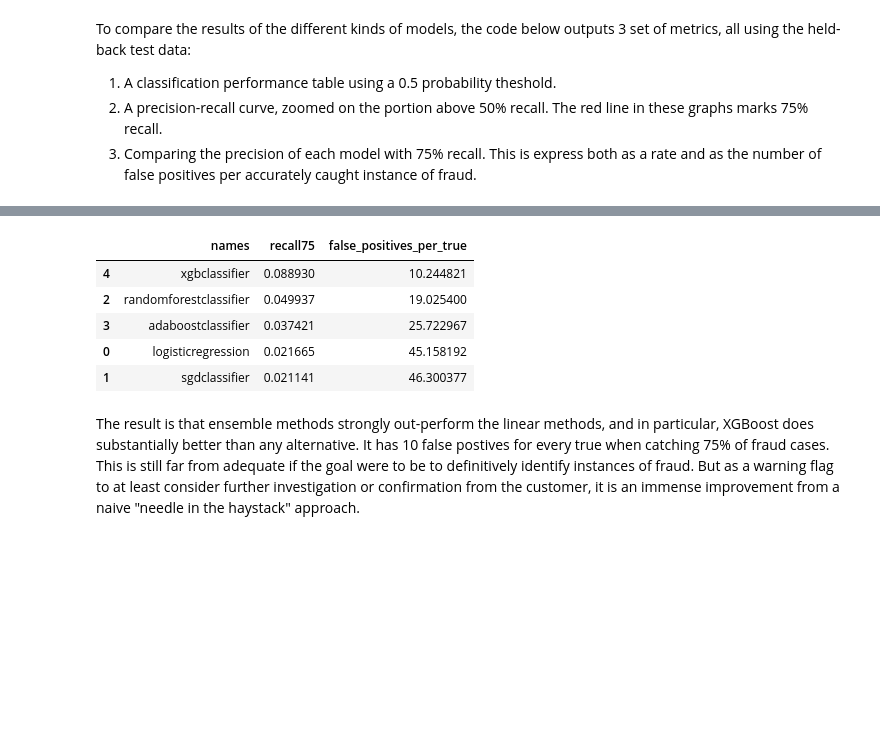
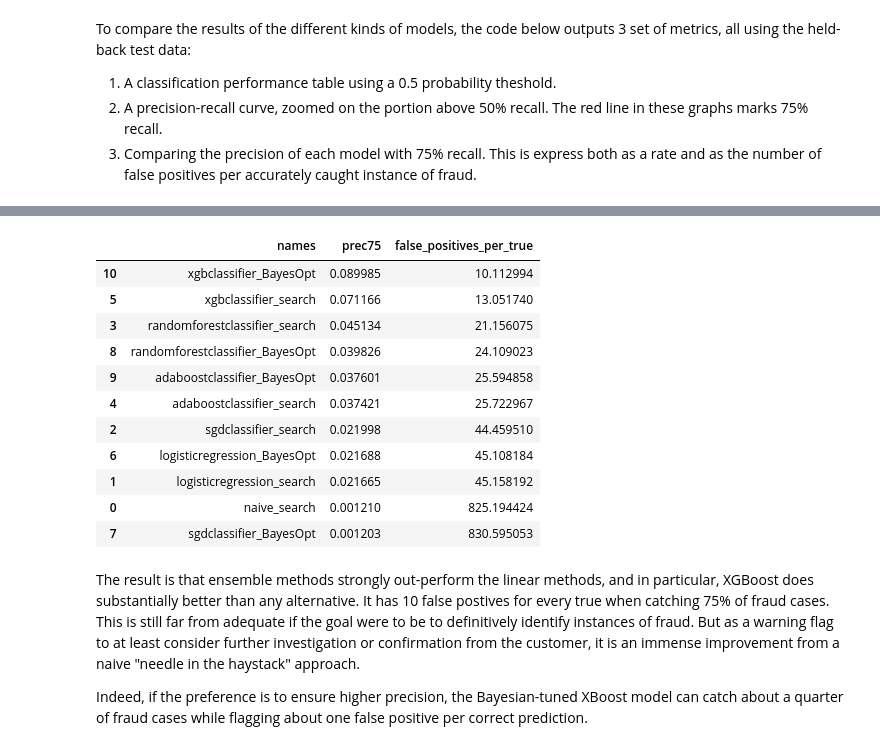
Before and after one commit to msc2106/CreditCardFraud, a Jupyter notebook: notebooks/modeling.ipynb, the cells around one changed output, grey strips where cells are left out. Cells and saved outputs as stored; diff of their text form; code cells hidden in the pictures; blank space fills up the shorter version.

Commit message:
implemenet bayesian optimization

```diff
--- a/notebooks/modeling.ipynb
+++ b/notebooks/modeling.ipynb
@@ -277,7 +279,7 @@ components = [
 ]
 
 parameters = {
-    'learning_rate': [10.**x for x in range(-4, 4)],
+    'learning_rate': [10.**x for x in range(-4, 2)],
     'max_depth': [2*2**x for x in range(5)],
     'min_child_weight': [1, 10, 20, 30]
 }
@@ -356,0 +433,12 @@ Fitting 5 folds for each of 51 candidates, totalling 255 fits
+# %%
+bayes_opt_results = {}
+for name, model in models.items():
+    if name=='naive': continue
+    print(f'******{name}******')
+    optimizer = BayesOptWrapper(model['pipeline'], model['parameters'])
+    best_score, best_params, best_estimator = optimizer.optimize(X_train, y_train, 10, 50)
+    bayes_opt_results[name] = {
+        'best_score': best_score,
+        'best_params': best_params,
+        'best_estimator': best_estimator
+    }
@@ -388,16 +504,10 @@ def assess_model(model, name, X_test, y_test):
 # %%
-X_test = pd.read_csv(utils.prepend_dir('tx_test.csv'))
-y_test = X_test.is_fraud
-X_test.drop(columns='is_fraud', inplace=True)
-names = []
-prec75 = []
-
 for name, model in models.items():
+    # if name=='naive': continue
     print(f'********{name}********')
-    # if name=='naive': continue
     print(pd.Series(model['best_params']))
     model['prec75'] = assess_model(model['best_estimator'], name, X_test, y_test)
-    names.append(name)
+    names.append(name+'_search')
     prec75.append(model['prec75'])
     print()
 # %% [output]
@@ -425,0 +537,9 @@ weighted avg       1.00      0.94      0.97   1176707
+# %%
+for name, results in bayes_opt_results.items():
+    if name=='naive': continue
+    print(f'********{name}********')
+    print(pd.Series(results['best_params']))
+    results['prec75'] = assess_model(results['best_estimator'], name, X_test, y_test)
+    names.append(name+'_BayesOpt')
+    prec75.append(results['prec75'])
+    print()
@@ -426,13 +587,21 @@ weighted avg       1.00      0.94      0.97   1176707
 # %%
 recall_data = pd.DataFrame({'names': names, 'prec75':prec75})
 recall_data['false_positives_per_true'] = 1/ recall_data.prec75 - 1
-recall_data.sort_values('recall75', ascending=False)
+recall_data.sort_values('prec75', ascending=False)
 # %% [output]
-|  | names | recall75 | false_positives_per_true |
-| 4 | xgbclassifier | 0.088930 | 10.244821 |
-| 2 | randomforestclassifier | 0.049937 | 19.025400 |
-| 3 | adaboostclassifier | 0.037421 | 25.722967 |
-| 0 | logisticregression | 0.021665 | 45.158192 |
-| 1 | sgdclassifier | 0.021141 | 46.300377 |
+|  | names | prec75 | false_positives_per_true |
+| 10 | xgbclassifier_BayesOpt | 0.089985 | 10.112994 |
+| 5 | xgbclassifier_search | 0.071166 | 13.051740 |
+| 3 | randomforestclassifier_search | 0.045134 | 21.156075 |
+| 8 | randomforestclassifier_BayesOpt | 0.039826 | 24.109023 |
+| 9 | adaboostclassifier_BayesOpt | 0.037601 | 25.594858 |
+| 4 | adaboostclassifier_search | 0.037421 | 25.722967 |
+| 2 | sgdclassifier_search | 0.021998 | 44.459510 |
+| 6 | logisticregression_BayesOpt | 0.021688 | 45.108184 |
+| 1 | logisticregression_search | 0.021665 | 45.158192 |
+| 0 | naive_search | 0.001210 | 825.194424 |
+| 7 | sgdclassifier_BayesOpt | 0.001203 | 830.595053 |
 # %% [markdown]
 The result is that ensemble methods strongly out-perform the linear methods, and in particular, XGBoost does substantially better than any alternative. It has 10 false postives for every true when catching 75% of fraud cases. This is still far from adequate if the goal were to be to definitively identify instances of fraud. But as a warning flag to at least consider further investigation or confirmation from the customer, it is an immense improvement from a naive "needle in the haystack" approach.
+
+Indeed, if the preference is to ensure higher precision, the Bayesian-tuned XBoost model can catch about a quarter of fraud cases while flagging about one false positive per correct prediction.
```
Also changed, not shown: parts of 14 cells of this notebook, 4 other files.
